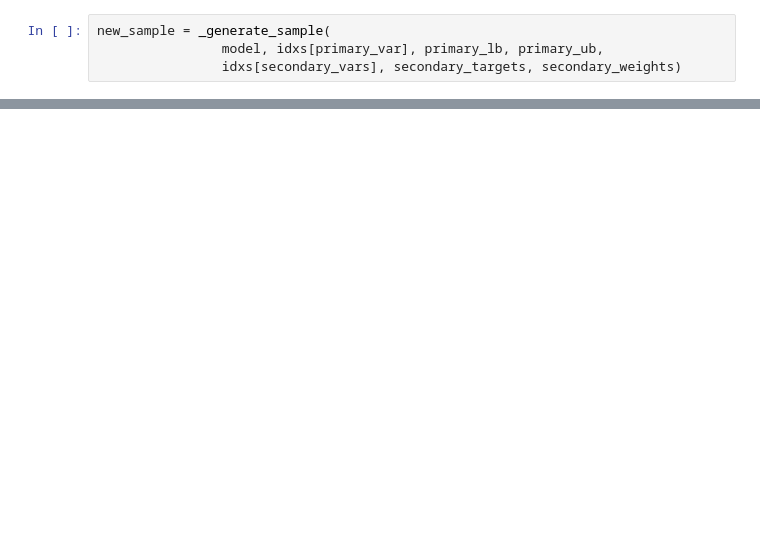
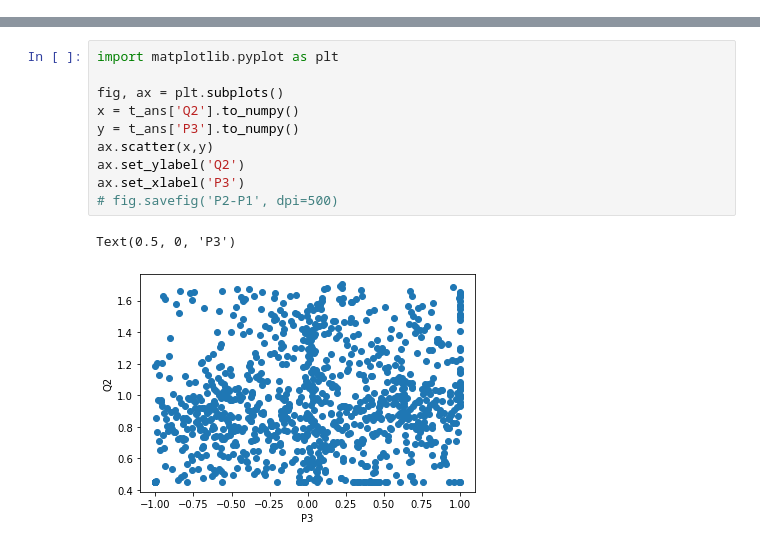
Before and after one commit to Without-wax/Source, a Jupyter notebook: Gapslit.ipynb, the cells around one changed output, grey strips where cells are left out. Cells and saved outputs as stored; diff of their text form; blank space fills up the shorter version.

```diff
--- a/Gapslit.ipynb
+++ b/Gapslit.ipynb
@@ -524,4 +0,0 @@ new_sample[new_sample < fva.minimum] = fva.minimum[new_sample < fva.minimum]
-# %%
-new_sample = _generate_sample(
-                model, idxs[primary_var], primary_lb, primary_ub,
-                idxs[secondary_vars], secondary_targets, secondary_weights)
@@ -727,0 +582,13 @@ def _generate_sample(
+# %%
+import matplotlib.pyplot as plt
+
+fig, ax = plt.subplots()
+x = t_ans['Q2'].to_numpy()
+y = t_ans['P3'].to_numpy()
+ax.scatter(x,y)
+ax.set_ylabel('Q2')
+ax.set_xlabel('P3')
+# fig.savefig('P2-P1', dpi=500)
+# %% [output]
+Text(0.5, 0, 'P3')
+[figure, added]
```
Also changed, not shown: parts of 18 cells of this notebook.
